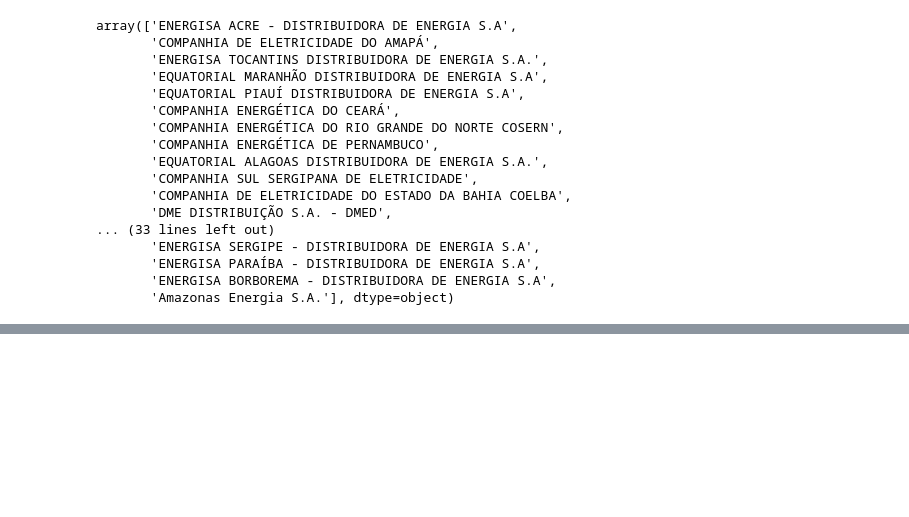
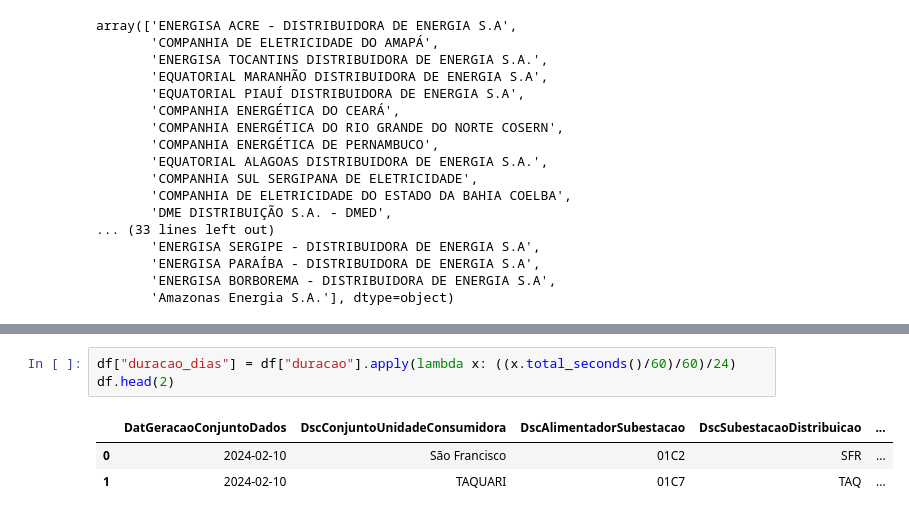
Before and after one commit to Oseiasdfarias/analise-interrupcoes-energia-brasil-2023, a Jupyter notebook: Interrupções de Energia Elétrica nas Redes de Distribuição.ipynb, the cells around one changed output, grey strips where cells are left out. Drawn from its saved outputs; the diff is of its cells as text; blank space fills up the shorter version.

```diff
--- a/Interrupções de Energia Elétrica nas Redes de Distribuição.ipynb
+++ b/Interrupções de Energia Elétrica nas Redes de Distribuição.ipynb
@@ -90,0 +147,7 @@ df["DscConjuntoUnidadeConsumidora"].nunique()
+# %%
+df["duracao_dias"] = df["duracao"].apply(lambda x: ((x.total_seconds()/60)/60)/24)
+df.head(2)
+# %% [output]
+|  | DatGeracaoConjuntoDados | DscConjuntoUnidadeConsumidora | DscAlimentadorSubestacao | DscSubestacaoDistribuicao | ... |
+| 0 | 2024-02-10 | São Francisco | 01C2 | SFR | ... |
+| 1 | 2024-02-10 | TAQUARI | 01C7 | TAQ | ... |
```
Also changed, not shown: parts of 19 cells of this notebook, 1 other file.
